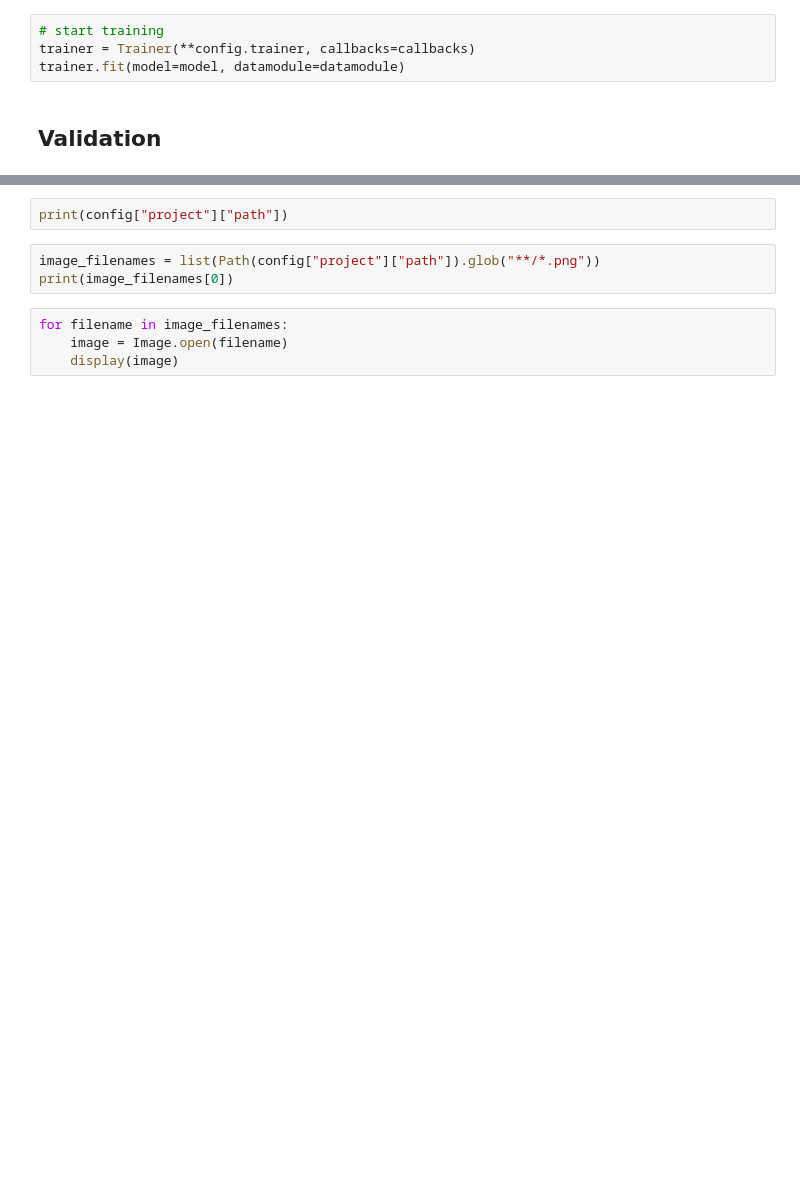
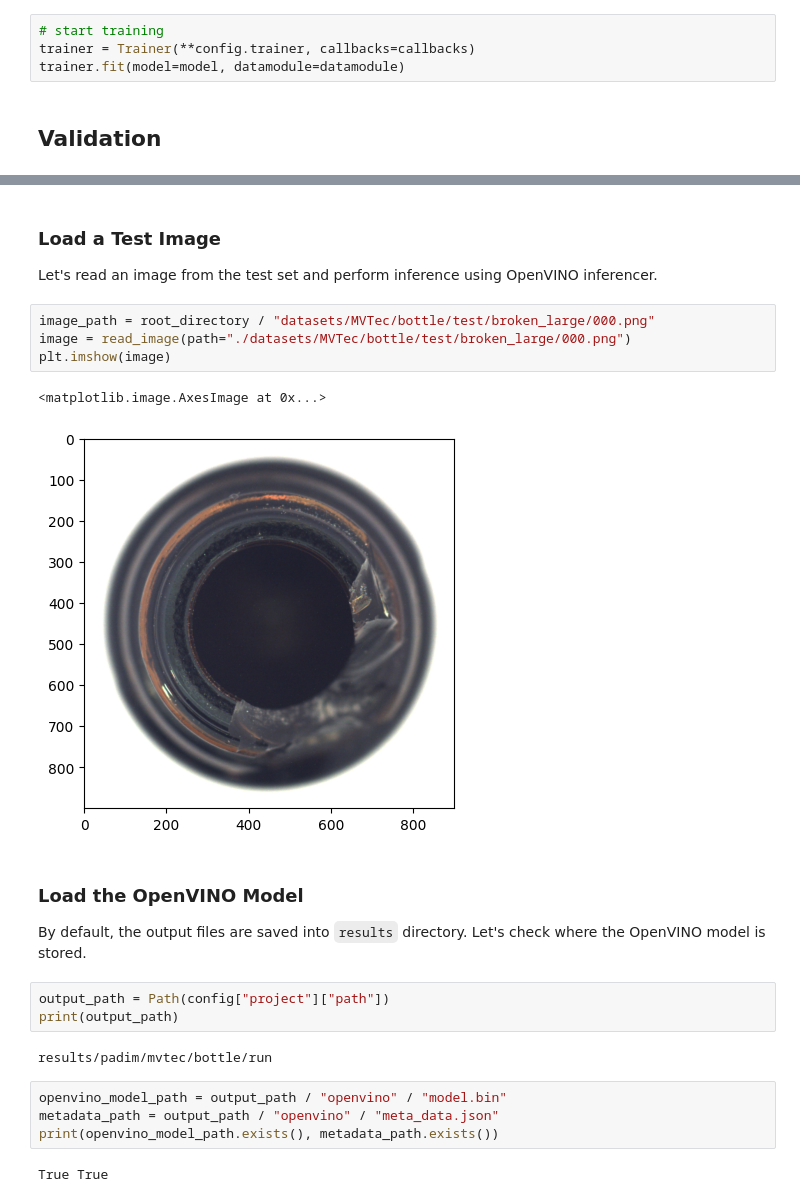
Before and after one commit to openvinotoolkit/anomalib, a Jupyter notebook: notebooks/000_getting_started/001_getting_started.ipynb, the cells around one changed output, grey strips where cells are left out. Cells and saved outputs as stored; diff of their text form; blank space fills up the shorter version.

Commit message:
Add OpenVINO inference section to the getting started notebook

```diff
--- a/notebooks/000_getting_started/001_getting_started.ipynb
+++ b/notebooks/000_getting_started/001_getting_started.ipynb
@@ -156,9 +167,26 @@ By default, the output images are saved into `results` directory. We could get t
+# %% [markdown]
+### Load a Test Image
+
+Let's read an image from the test set and perform inference using OpenVINO inferencer.
+# %%
+image_path = root_directory / "datasets/MVTec/bottle/test/broken_large/000.png"
+image = read_image(path="./datasets/MVTec/bottle/test/broken_large/000.png")
+plt.imshow(image)
+# %% [output]
+<matplotlib.image.AxesImage at 0x...>
+[figure, added]
+# %% [markdown]
+### Load the OpenVINO Model
+
+By default, the output files are saved into `results` directory. Let's check where the OpenVINO model is stored.
 # %%
-print(config["project"]["path"])
+output_path = Path(config["project"]["path"])
+print(output_path)
+# %% [output]
+results/padim/mvtec/bottle/run
-# %%
-image_filenames = list(Path(config["project"]["path"]).glob("**/*.png"))
-print(image_filenames[0])
-# %%
-for filename in image_filenames:
-    image = Image.open(filename)
-    display(image)
+# %%
+openvino_model_path = output_path / "openvino" / "model.bin"
+metadata_path = output_path / "openvino" / "meta_data.json"
+print(openvino_model_path.exists(), metadata_path.exists())
+# %% [output]
+True True
```
Also changed, not shown: parts of 24 cells of this notebook.
